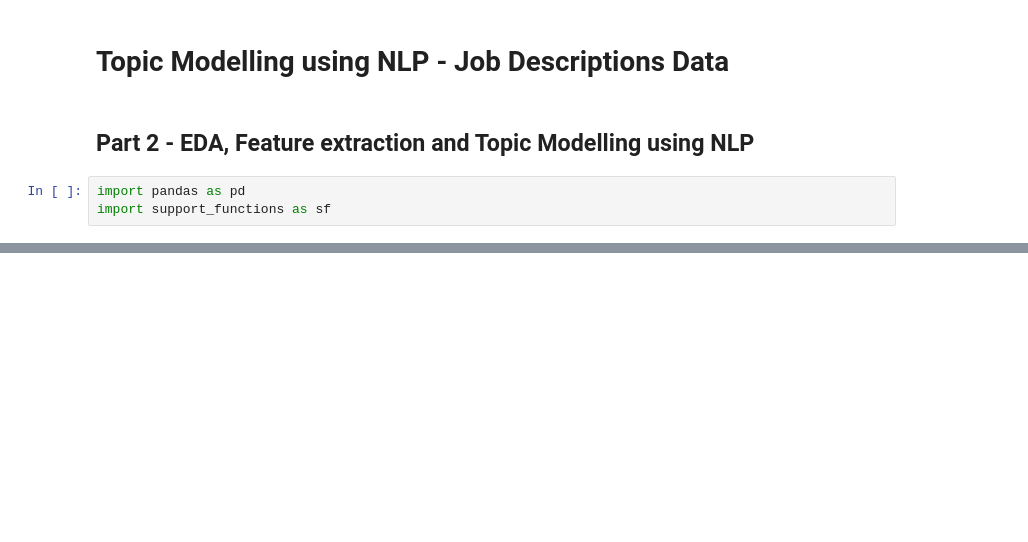
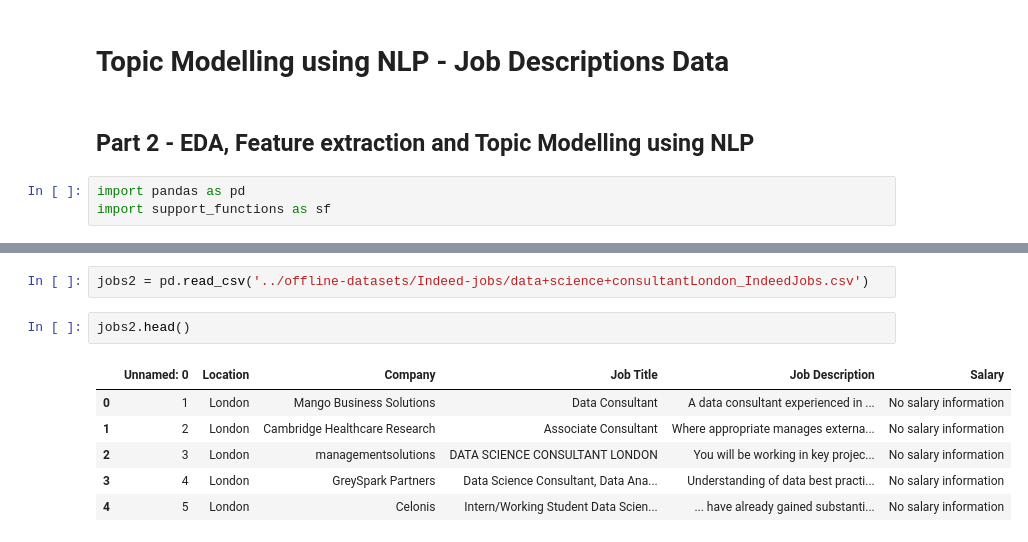
Before and after one commit to etzimopoulos/Job-descriptions-topic-modelling-using-NLP, a Jupyter notebook: job-specs-topic-modelling-using-NLP-part2-EDA-Feature-Extraction-NLP-Modelling.ipynb, the cells around one changed output, grey strips where cells are left out. Cells and saved outputs as stored; diff of their text form; blank space fills up the shorter version.

```diff
--- a/job-specs-topic-modelling-using-NLP-part2-EDA-Feature-Extraction-NLP-Modelling.ipynb
+++ b/job-specs-topic-modelling-using-NLP-part2-EDA-Feature-Extraction-NLP-Modelling.ipynb
@@ -52,0 +35,11 @@ temp = sf.extract_email(jobs)
+# %%
+jobs2 = pd.read_csv('../offline-datasets/Indeed-jobs/data+science+consultantLondon_IndeedJobs.csv')
+# %%
+jobs2.head()
+# %% [output]
+|  | Unnamed: 0 | Location | Company | Job Title | Job Description | Salary |
+| 0 | 1 | London | Mango Business Solutions | Data Consultant | A data consultant experienced in ... | No salary information |
+| 1 | 2 | London | Cambridge Healthcare Research | Associate Consultant | Where appropriate manages externa... | No salary information |
+| 2 | 3 | London | managementsolutions | DATA SCIENCE CONSULTANT LONDON | You will be working in key projec... | No salary information |
+| 3 | 4 | London | GreySpark Partners | Data Science Consultant, Data Ana... | Understanding of data best practi... | No salary information |
+| 4 | 5 | London | Celonis | Intern/Working Student Data Scien... | ... have already gained substanti... | No salary information |
```
Also changed, not shown: parts of 7 cells of this notebook, 2 other files.
